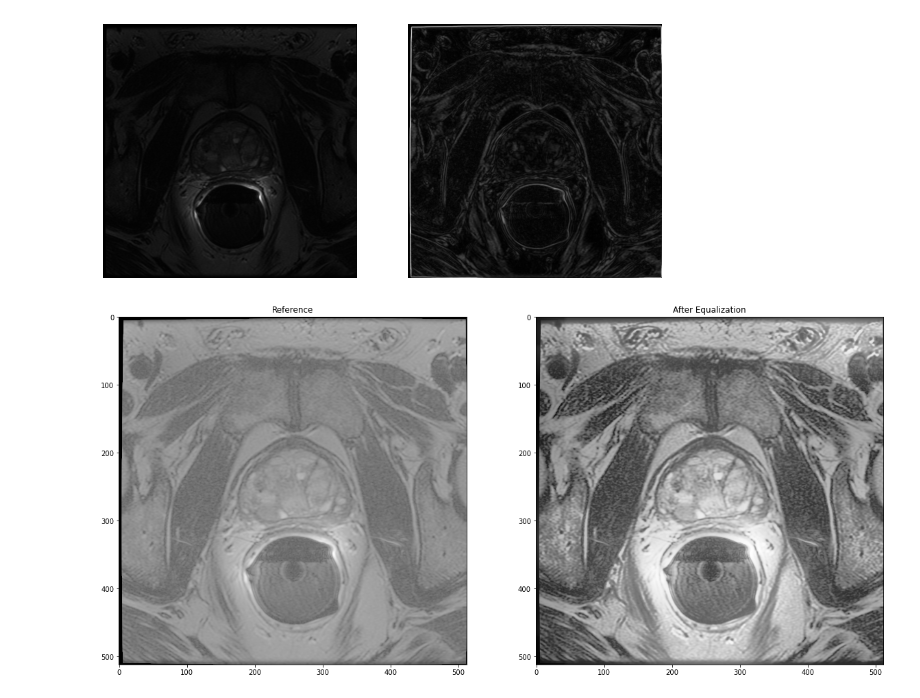
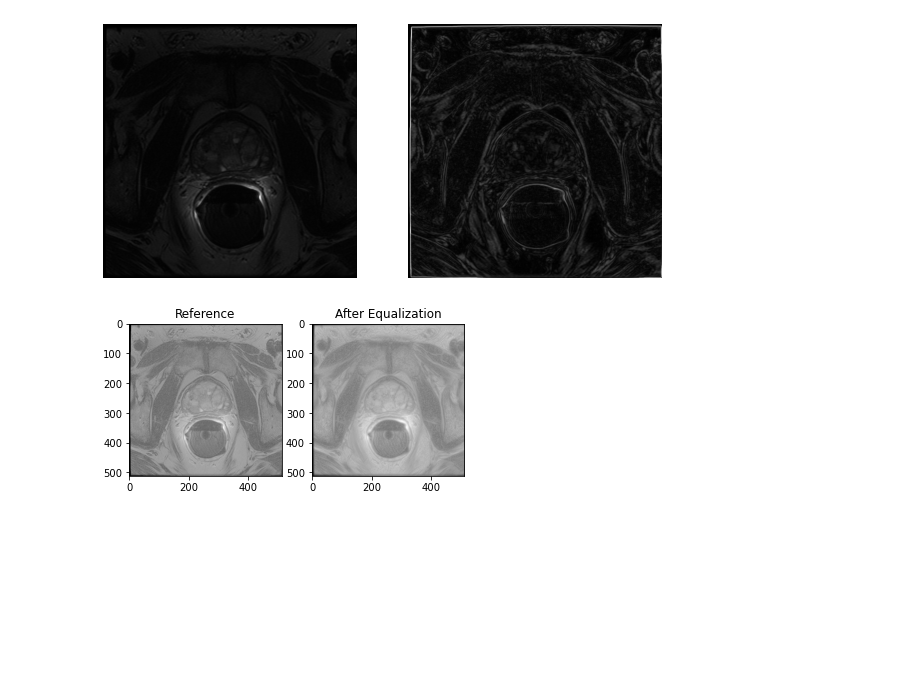
Before and after one commit to NingyouLi/miniProject_NingyouLi, a Jupyter notebook: mini_project.ipynb, the cells around one changed output. Saved outputs shown, nothing was run; the diff lists cells and outputs as text; code cells hidden in the pictures; blank space fills up the shorter version.

```diff
--- a/mini_project.ipynb
+++ b/mini_project.ipynb
@@ -175,19 +183,19 @@ plt.show()
 # %%
 hist_equal_filter = sitk.AdaptiveHistogramEqualizationImageFilter()
 hist_equal_filter.SetAlpha(0.1)
-hist_equal_filter.SetBeta(5.5)
-hist_equal_filter.SetRadius(40)
+hist_equal_filter.SetBeta(13)
+hist_equal_filter.SetRadius(3)
 equalied_img5 = hist_equal_filter.Execute(filtered_img)
 
 # Show reference image and filtered images
-plt.figure(figsize=(20,10))
+#plt.figure(figsize=(20,10))
 plt.subplot(121)
 plt.gray()
 plt.imshow(sitk.GetArrayFromImage(filtered_img[:,:,22] ))
 plt.title('Reference')
 plt.subplot(122)
 plt.imshow(sitk.GetArrayFromImage(equalied_img5[:,:,22])) # vmax should be tunned based on the nature of the filtered image
 plt.title('After Equalization')
 plt.show()
 # %% [output]
-[figure, old version]
+[figure, new version]
```
Also changed, not shown: parts of 20 cells of this notebook.
